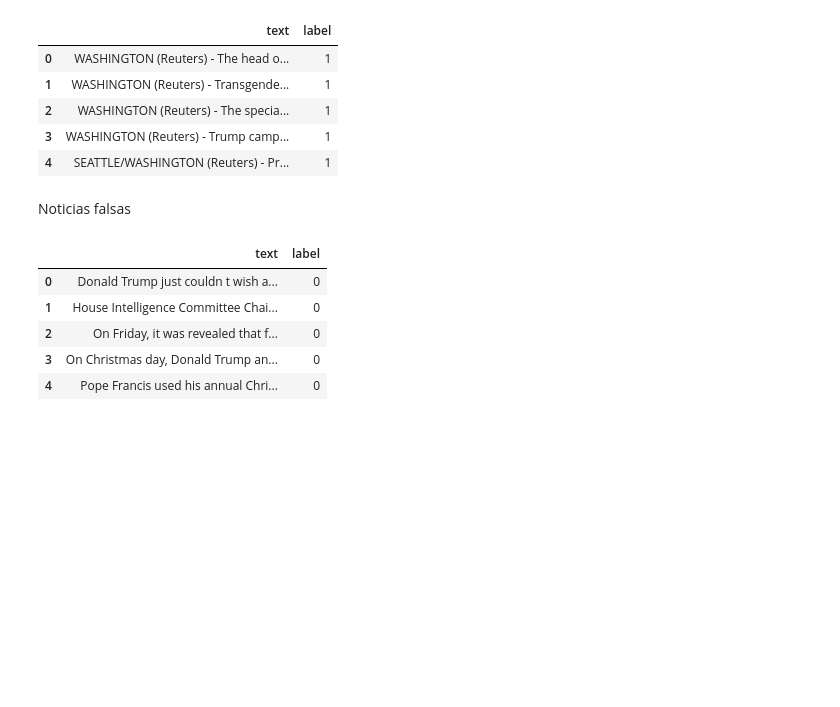
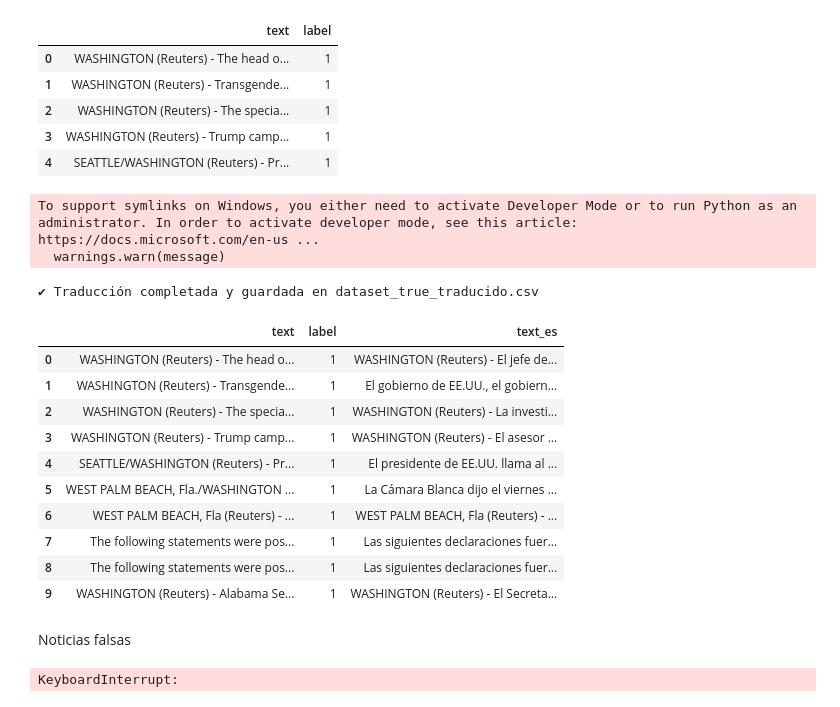
Before and after one commit to Zelxel-zx/1ACC0219-TP-TF-2025-2, a Jupyter notebook: code/code.ipynb, the cells around one changed output. Saved outputs shown, nothing was run; the diff lists cells and outputs as text; code cells hidden in the pictures; blank space fills up the shorter version.

```diff
--- a/code/code.ipynb
+++ b/code/code.ipynb
@@ -67,7 +65,7 @@ data_true["text_es"] = ""
 tokenizer = MarianTokenizer.from_pretrained(MODEL_NAME)
 model = MarianMTModel.from_pretrained(MODEL_NAME)
 
-device = "cpu"  # Solo CPU
+device = 0  # Solo CPU
 model = model.to(device)
 
 # Dividir en chunks
@@ -105,17 +103,30 @@ for c in range(num_chunks):
 # Guardar resultados finales
 data_true.to_csv("../data/dataset_true_traducido.csv", index=False)
 print("✔ Traducción completada y guardada en dataset_true_traducido.csv")
+# %% [output]
+To support symlinks on Windows, you either need to activate Developer Mode or to run Python as an administrator. In order to activate developer mode, see this article: https://docs.microsoft.com/en-us ...
+  warnings.warn(message)
+✔ Traducción completada y guardada en dataset_true_traducido.csv
+# %%
+dataset_true_traducido = pd.read_csv('../data/dataset_true_traducido.csv')
+dataset_true_traducido.text_es.head()
+# %% [output]
+|  | text | label | text_es |
+| 0 | WASHINGTON (Reuters) - The head o... | 1 | WASHINGTON (Reuters) - El jefe de... |
+| 1 | WASHINGTON (Reuters) - Transgende... | 1 | El gobierno de EE.UU., el gobiern... |
+| 2 | WASHINGTON (Reuters) - The specia... | 1 | WASHINGTON (Reuters) - La investi... |
+| 3 | WASHINGTON (Reuters) - Trump camp... | 1 | WASHINGTON (Reuters) - El asesor ... |
+| 4 | SEATTLE/WASHINGTON (Reuters) - Pr... | 1 | El presidente de EE.UU. llama al ... |
+| 5 | WEST PALM BEACH, Fla./WASHINGTON ... | 1 | La Cámara Blanca dijo el viernes ... |
+| 6 | WEST PALM BEACH, Fla (Reuters) - ... | 1 | WEST PALM BEACH, Fla (Reuters) - ... |
+| 7 | The following statements were pos... | 1 | Las siguientes declaraciones fuer... |
+| 8 | The following statements were pos... | 1 | Las siguientes declaraciones fuer... |
+| 9 | WASHINGTON (Reuters) - Alabama Se... | 1 | WASHINGTON (Reuters) - El Secreta... |
 # %% [markdown]
 Noticias falsas
 # %%
 data_fake.head()
+data_fake.sum()
-# %% [output]
-|  | text | label |
-| 0 | Donald Trump just couldn t wish a... | 0 |
-| 1 | House Intelligence Committee Chai... | 0 |
-| 2 | On Friday, it was revealed that f... | 0 |
-| 3 | On Christmas day, Donald Trump an... | 0 |
-| 4 | Pope Francis used his annual Chri... | 0 |
 # %%
 # Configuración
 MODEL_NAME = "Helsinki-NLP/opus-mt-en-es"
@@ -129,7 +140,7 @@ data_fake["text_es"] = ""
 tokenizer = MarianTokenizer.from_pretrained(MODEL_NAME)
 model = MarianMTModel.from_pretrained(MODEL_NAME)
 
-device = "cpu"  # Solo CPU
+device = 0  # Solo CPU
 model = model.to(device)
 
 # Dividir en chunks
@@ -167,6 +178,8 @@ for c in range(num_chunks):
 # Guardar resultados finales
 data_fake.to_csv("../data/dataset_fake_traducido.csv", index=False)
 print("✔ Traducción completada y guardada en dataset_fake_traducido.csv")
+# %% [output]
+KeyboardInterrupt:
 # %%
 #Combinar datasets
 data = pd.concat([data_true, data_fake], ignore_index=True)
```
Also changed, not shown: parts of 3 cells of this notebook, 2 other files.
